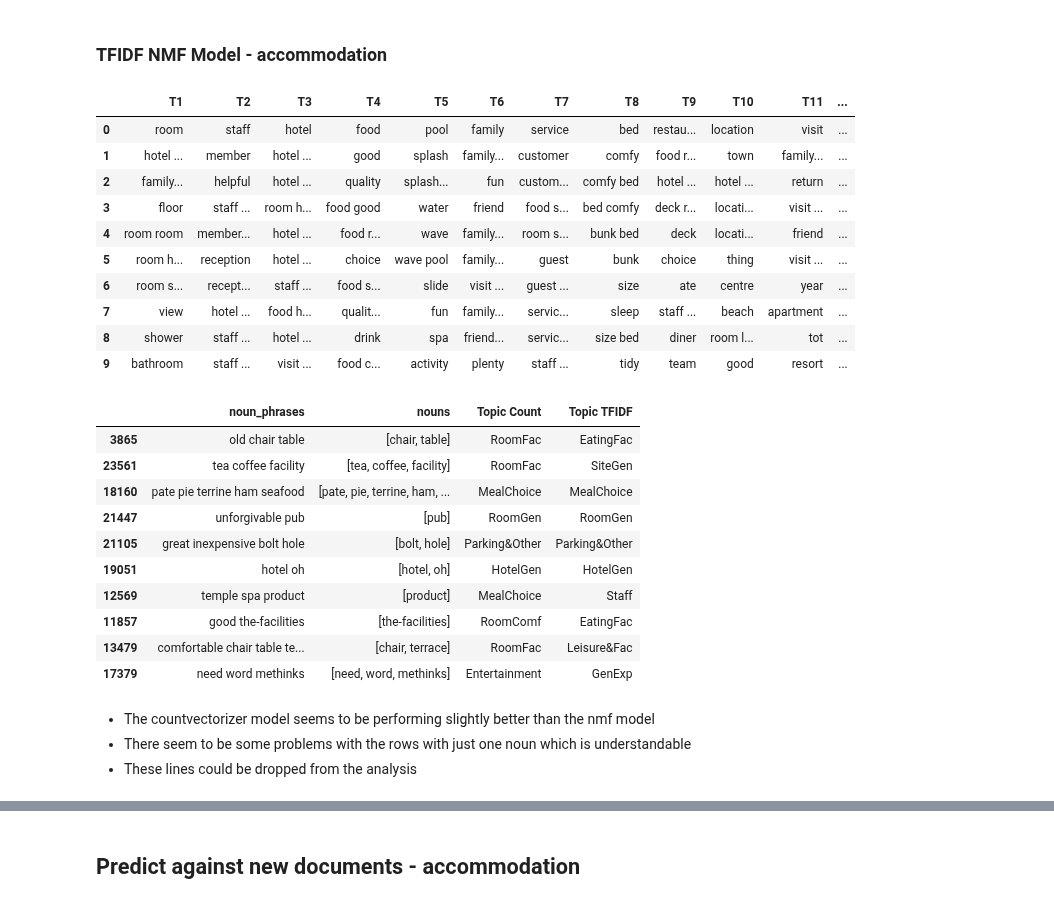
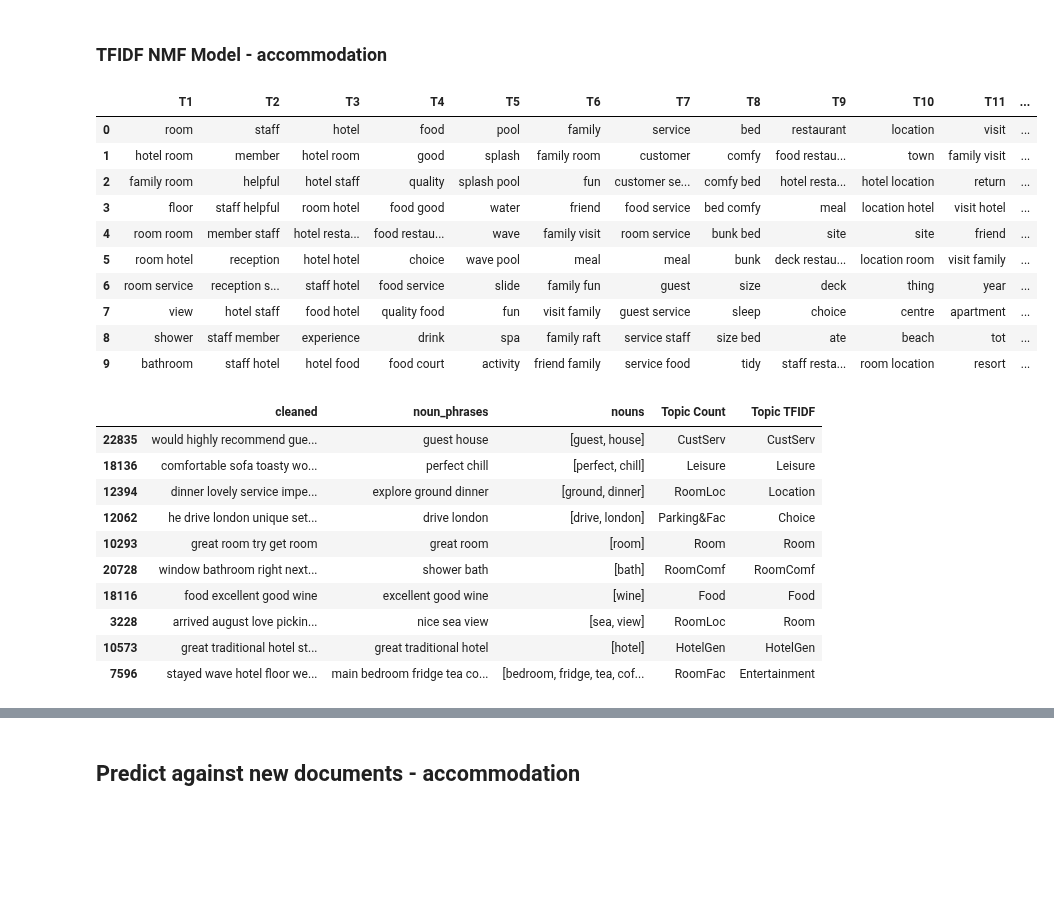
Before and after one commit to Auckland68/Arun-Travel-Reviews-Analysis, a Jupyter notebook: TopicModels/Notebook10TopicExtractionModelsLDA&NMF.ipynb, the cells around one changed output, grey strips where cells are left out. Saved outputs shown, nothing was run; the diff lists cells and outputs as text; code cells hidden in the pictures; blank space fills up the shorter version.

```diff
--- a/TopicModels/Notebook10TopicExtractionModelsLDA&NMF.ipynb
+++ b/TopicModels/Notebook10TopicExtractionModelsLDA&NMF.ipynb
@@ -722,7 +722,7 @@ accom_count_topics,H_accom,W_accom,count_mod = nmf(vec1_accom,18,cv_accom)
 # %% [markdown]
 ### Countvectorizer NMF Model - accommodation (using LDA model number of topics)
 # %%
-pd. set_option('display.max_colwidth', 10)
+pd. set_option('display.max_colwidth',15)
 accom_count_topics.head(10)
 # %% [output]
 |  | T1 | T2 | T3 | T4 | T5 | T6 | T7 | T8 | T9 | T10 | T11 | ... |
@@ -770,22 +756,22 @@ pd.set_option('max_colwidth',40)
 ### TFIDF NMF Model - accommodation
 # %%
 # Get countvectorizer doc topics, H,W,and nmf fitted model for tfidf vectorizer
-accom_tfidf_topics,H_accom_tfidf,W_accom_tfidf,tfidf_mod = nmf(vec2_accom,18,tfidf_accom)
+accom_tfidf_topics,H_accom_tfidf,W_accom_tfidf,tfidf_mod = nmf(vec2_accom,14,tfidf_accom)
 # %%
-pd.set_option('display.max_colwidth', 10)
+pd.set_option('display.max_colwidth', 15)
 accom_tfidf_topics.head(10)
 # %% [output]
 |  | T1 | T2 | T3 | T4 | T5 | T6 | T7 | T8 | T9 | T10 | T11 | ... |
-| 0 | room | staff | hotel | food | pool | family | service | bed | restau... | location | visit | ... |
-| 1 | hotel ... | member | hotel ... | good | splash | family... | customer | comfy | food r... | town | family... | ... |
-| 2 | family... | helpful | hotel ... | quality | splash... | fun | custom... | comfy bed | hotel ... | hotel ... | return | ... |
-| 3 | floor | staff ... | room h... | food good | water | friend | food s... | bed comfy | deck r... | locati... | visit ... | ... |
-| 4 | room room | member... | hotel ... | food r... | wave | family... | room s... | bunk bed | deck | locati... | friend | ... |
-| 5 | room h... | reception | hotel ... | choice | wave pool | family... | guest | bunk | choice | thing | visit ... | ... |
-| 6 | room s... | recept... | staff ... | food s... | slide | visit ... | guest ... | size | ate | centre | year | ... |
-| 7 | view | hotel ... | food h... | qualit... | fun | family... | servic... | sleep | staff ... | beach | apartment | ... |
-| 8 | shower | staff ... | hotel ... | drink | spa | friend... | servic... | size bed | diner | room l... | tot | ... |
-| 9 | bathroom | staff ... | visit ... | food c... | activity | plenty | staff ... | tidy | team | good | resort | ... |
+| 0 | room | staff | hotel | food | pool | family | service | bed | restaurant | location | visit | ... |
+| 1 | hotel room | member | hotel room | good | splash | family room | customer | comfy | food restau... | town | family visit | ... |
+| 2 | family room | helpful | hotel staff | quality | splash pool | fun | customer se... | comfy bed | hotel resta... | hotel location | return | ... |
+| 3 | floor | staff helpful | room hotel | food good | water | friend | food service | bed comfy | meal | location hotel | visit hotel | ... |
+| 4 | room room | member staff | hotel resta... | food restau... | wave | family visit | room service | bunk bed | site | site | friend | ... |
+| 5 | room hotel | reception | hotel hotel | choice | wave pool | meal | meal | bunk | deck restau... | location room | visit family | ... |
+| 6 | room service | reception s... | staff hotel | food service | slide | family fun | guest | size | deck | thing | year | ... |
+| 7 | view | hotel staff | food hotel | quality food | fun | visit family | guest service | sleep | choice | centre | apartment | ... |
+| 8 | shower | staff member | experience | drink | spa | family raft | service staff | size bed | ate | beach | tot | ... |
+| 9 | bathroom | staff hotel | hotel food | food court | activity | friend family | service food | tidy | staff resta... | room location | resort | ... |
 # %%
 # Apply inferred topics to documents with the associated weights
 pd.options.display.float_format = '{:,.3f}'.format
@@ -803,20 +788,16 @@ accom_predict_final = pd.concat([accom_predict_count,accom_tfidf_df["Top"]],axis
 accom_predict_final.columns = ["OrigInd","Category","Town","Rating","all_text","cleaned","noun_phrases","nouns","Topic Count","Topic TFIDF"]
 # %%
 pd.set_option('max_colwidth', 30)
-accom_predict_final[["noun_phrases","nouns","Topic Count","Topic TFIDF"]].sample(10)
+#accom_predict_final[["cleaned","noun_phrases","nouns","Topic Count","Topic TFIDF"]].sample(10)
 # %% [output]
-|  | noun_phrases | nouns | Topic Count | Topic TFIDF |
-| 3865 | old chair table | [chair, table] | RoomFac | EatingFac |
-| 23561 | tea coffee facility | [tea, coffee, facility] | RoomFac | SiteGen |
-| 18160 | pate pie terrine ham seafood | [pate, pie, terrine, ham, ... | MealChoice | MealChoice |
-| 21447 | unforgivable pub | [pub] | RoomGen | RoomGen |
-| 21105 | great inexpensive bolt hole | [bolt, hole] | Parking&Other | Parking&Other |
-| 19051 | hotel oh | [hotel, oh] | HotelGen | HotelGen |
-| 12569 | temple spa product | [product] | MealChoice | Staff |
-| 11857 | good the-facilities | [the-facilities] | RoomComf | EatingFac |
-| 13479 | comfortable chair table te... | [chair, terrace] | RoomFac | Leisure&Fac |
-| 17379 | need word methinks | [need, word, methinks] | Entertainment | GenExp |
+|  | cleaned | noun_phrases | nouns | Topic Count | Topic TFIDF |
+| 22835 | would highly recommend gue... | guest house | [guest, house] | CustServ | CustServ |
+| 18136 | comfortable sofa toasty wo... | perfect chill | [perfect, chill] | Leisure | Leisure |
+| 12394 | dinner lovely service impe... | explore ground dinner | [ground, dinner] | RoomLoc | Location |
+| 12062 | he drive london unique set... | drive london | [drive, london] | Parking&Fac | Choice |
+| 10293 | great room try get room | great room | [room] | Room | Room |
+| 20728 | window bathroom right next... | shower bath | [bath] | RoomComf | RoomComf |
+| 18116 | food excellent good wine | excellent good wine | [wine] | Food | Food |
+| 3228 | arrived august love pickin... | nice sea view | [sea, view] | RoomLoc | Room |
+| 10573 | great traditional hotel st... | great traditional hotel | [hotel] | HotelGen | HotelGen |
+| 7596 | stayed wave hotel floor we... | main bedroom fridge tea co... | [bedroom, fridge, tea, cof... | RoomFac | Entertainment |
-# %% [markdown]
-* The countvectorizer model seems to be performing slightly better than the nmf model
-* There seem to be some problems with the rows with just one noun which is understandable
-* These lines could be dropped from the analysis
```
Also changed, not shown: parts of 29 cells of this notebook.
